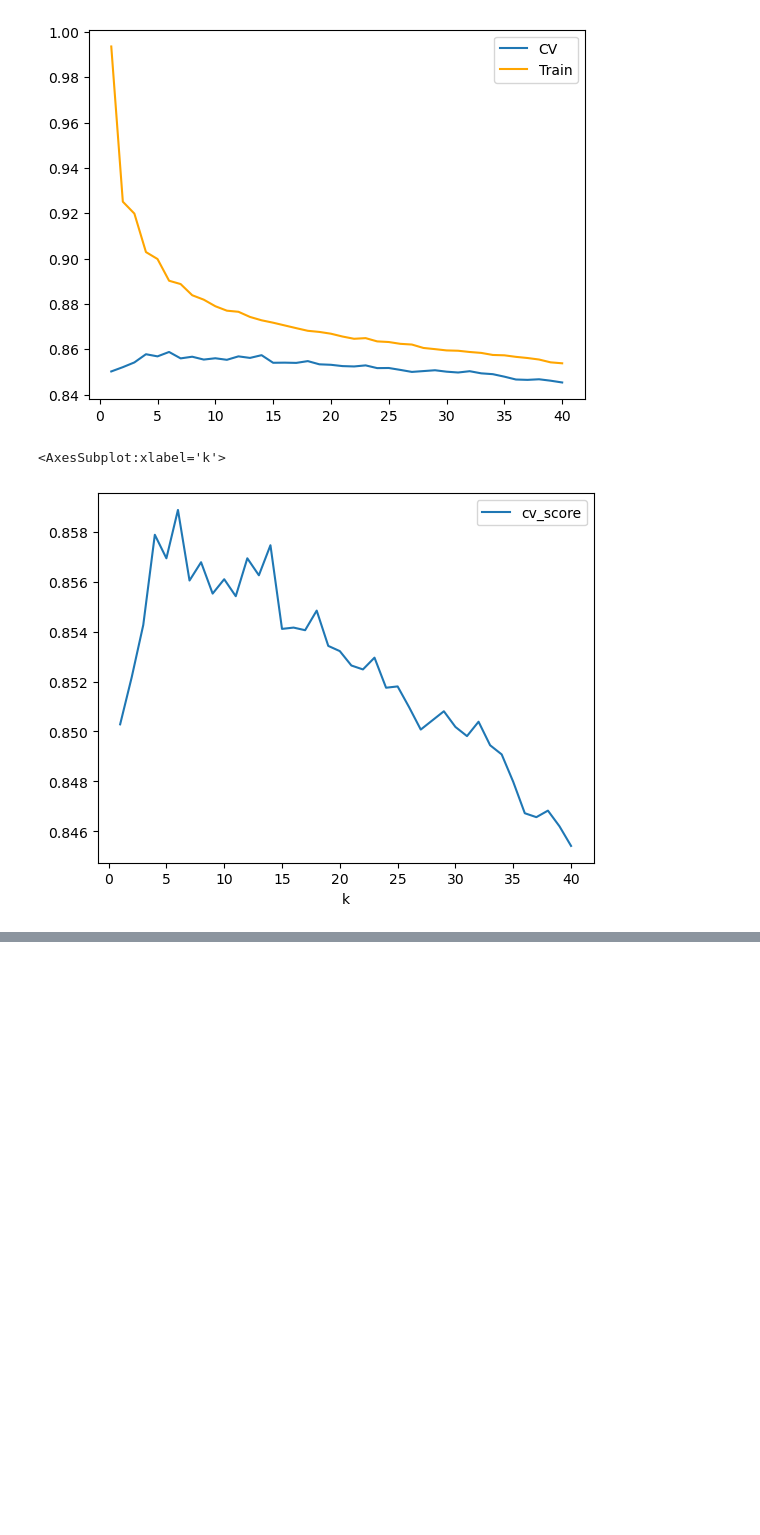
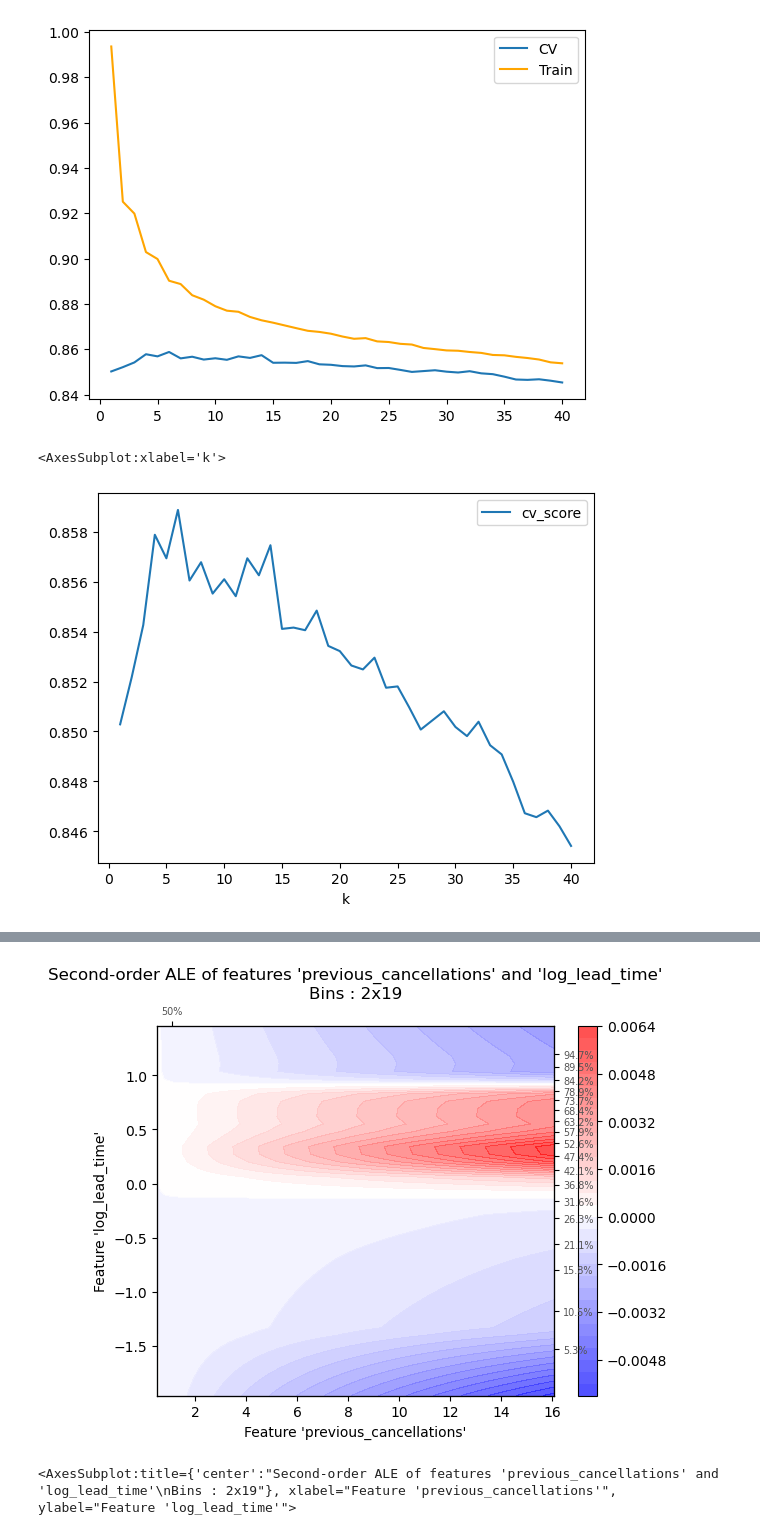
Before and after one commit to wenchengking/End-to-End-Hotel-Booking-Cancellation-Machine-Learning-Model, a Jupyter notebook: 05_Modeling/KNN_Modeling.ipynb, the cells around one changed output, grey strips where cells are left out. Drawn from its saved outputs; the diff is of its cells as text; code cells hidden in the pictures; blank space fills up the shorter version.

```diff
--- a/05_Modeling/KNN_Modeling.ipynb
+++ b/05_Modeling/KNN_Modeling.ipynb
@@ -203,0 +301,5 @@ array([[13426,  1623],
+# %%
+ale_plot(neigh, dftrain, ["previous_cancellations", "log_lead_time"], bins=20)
+# %% [output]
+[figure, added]
+<AxesSubplot:title={'center':"Second-order ALE of features 'previous_cancellations' and 'log_lead_time'\nBins : 2x19"}, xlabel="Feature 'previous_cancellations'", ylabel="Feature 'log_lead_time'">
```
Also changed, not shown: parts of 23 cells of this notebook, 1 other file.
